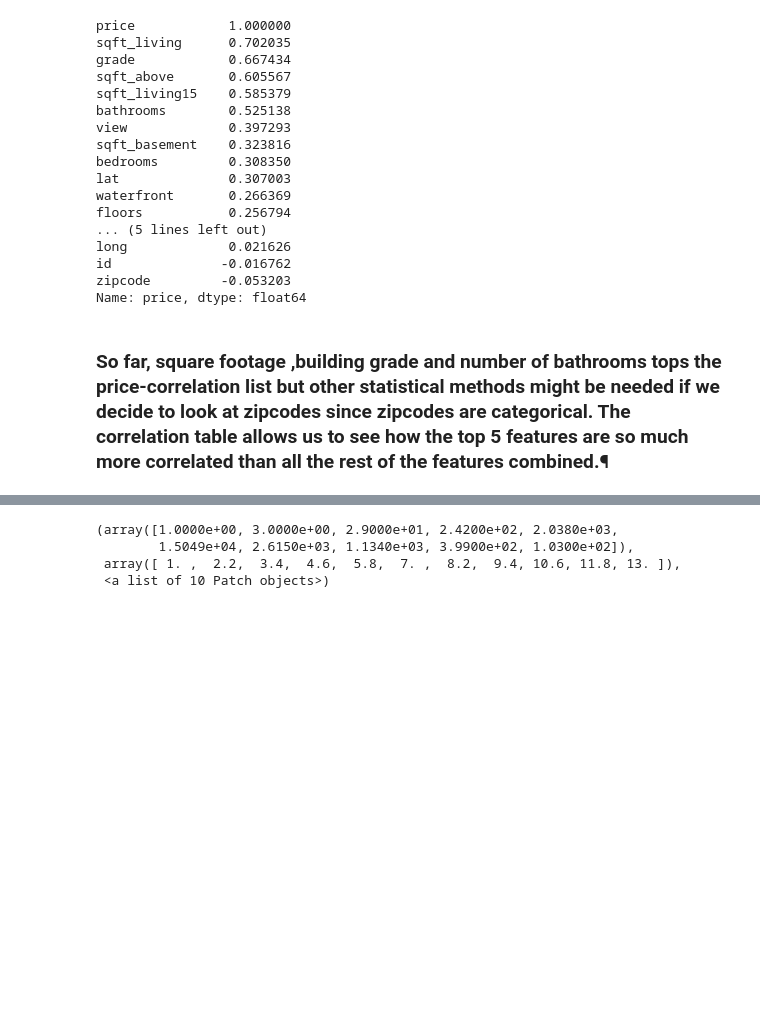
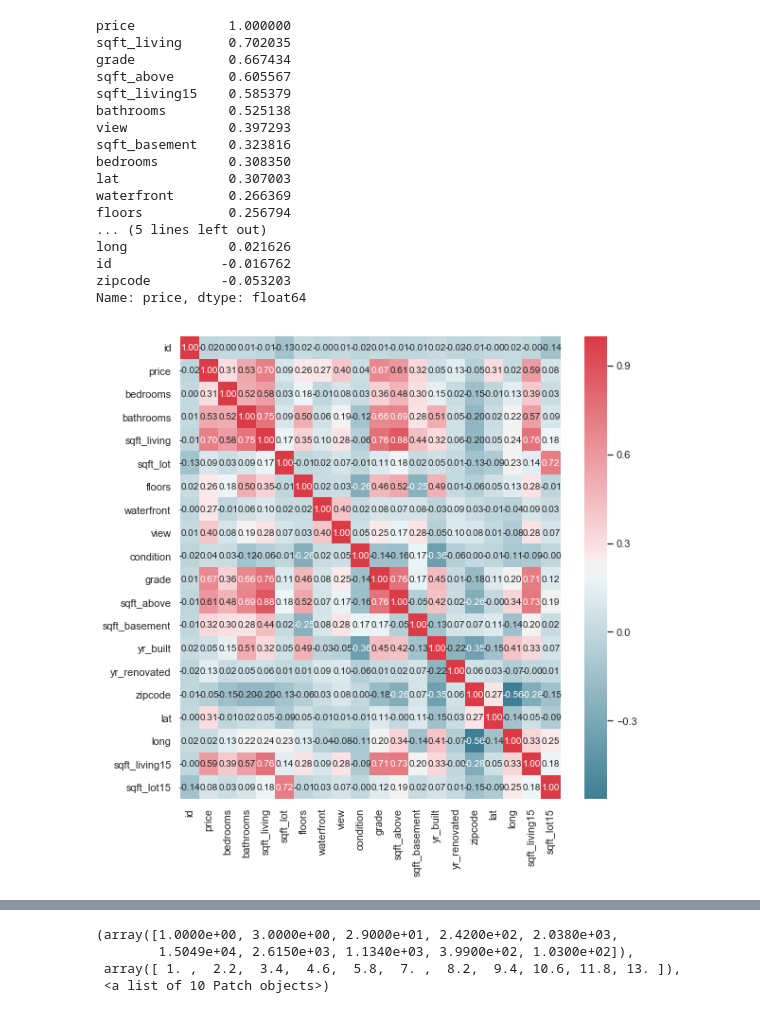
Before and after one commit to rose620/Capstone_1, a Jupyter notebook: house_sales_prediction.ipynb, the cells around one changed output, grey strips where cells are left out. Saved outputs shown, nothing was run; the diff lists cells and outputs as text; code cells hidden in the pictures; blank space fills up the shorter version.

```diff
--- a/house_sales_prediction.ipynb
+++ b/house_sales_prediction.ipynb
@@ -141,5 +143,12 @@ long             0.021626
 id              -0.016762
 zipcode         -0.053203
 Name: price, dtype: float64
-# %% [markdown]
-### So far, square footage ,building grade and number of bathrooms tops the price-correlation list but other statistical methods might be needed if we decide to look at zipcodes since zipcodes are categorical. The correlation table allows us to see how the top 5 features are so much more correlated than all the rest of the features combined.¶
+# %%
+#create a correlation heatmap to see if there is trends between different features
+corr_plot = df.corr()
+fig, ax = plt.subplots(figsize = (9,9))
+colormap=sns.diverging_palette(220,10, as_cmap=True)
+_ = sns.heatmap(corr_plot,cmap=colormap,annot=True,fmt=".2f", xticklabels=corr_plot.columns, yticklabels=corr_plot.columns)
+plt.show()
+# %% [output]
+[figure, added]
```
Also changed, not shown: parts of 31 cells of this notebook.
